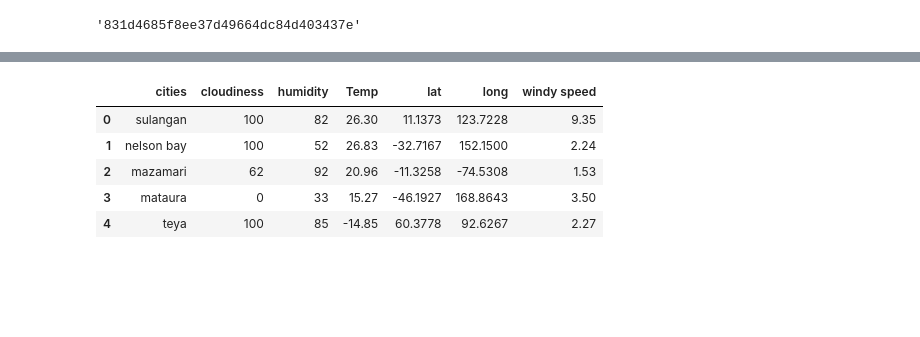
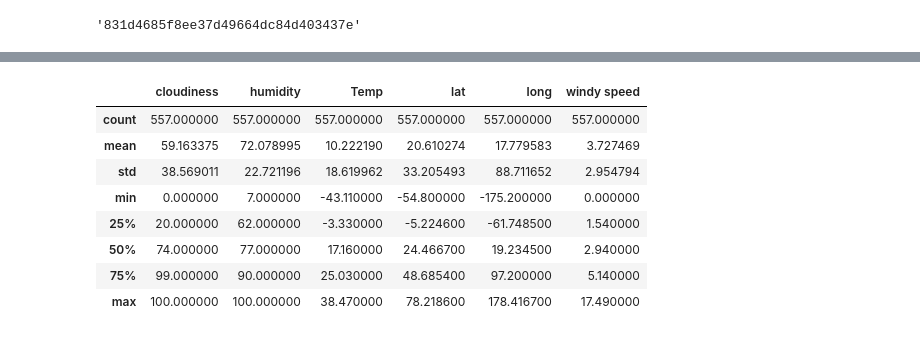
Before and after one commit to anacarol84/Homework_python-api-challenge, a Jupyter notebook: Weatherpy/Weatherpy.ipynb, the cells around one changed output, grey strips where cells are left out. Saved outputs shown, nothing was run; the diff lists cells and outputs as text; code cells hidden in the pictures; blank space fills up the shorter version.

```diff
--- a/Weatherpy/Weatherpy.ipynb
+++ b/Weatherpy/Weatherpy.ipynb
@@ -203,12 +192,15 @@ weather_df
 # %%
-weather_df.head()
+weather_df.describe()
 # %% [output]
-|  | cities | cloudiness | humidity | Temp | lat | long | windy speed |
-| 0 | sulangan | 100 | 82 | 26.30 | 11.1373 | 123.7228 | 9.35 |
-| 1 | nelson bay | 100 | 52 | 26.83 | -32.7167 | 152.1500 | 2.24 |
-| 2 | mazamari | 62 | 92 | 20.96 | -11.3258 | -74.5308 | 1.53 |
-| 3 | mataura | 0 | 33 | 15.27 | -46.1927 | 168.8643 | 3.50 |
-| 4 | teya | 100 | 85 | -14.85 | 60.3778 | 92.6267 | 2.27 |
+|  | cloudiness | humidity | Temp | lat | long | windy speed |
+| count | 557.000000 | 557.000000 | 557.000000 | 557.000000 | 557.000000 | 557.000000 |
+| mean | 59.163375 | 72.078995 | 10.222190 | 20.610274 | 17.779583 | 3.727469 |
+| std | 38.569011 | 22.721196 | 18.619962 | 33.205493 | 88.711652 | 2.954794 |
+| min | 0.000000 | 7.000000 | -43.110000 | -54.800000 | -175.200000 | 0.000000 |
+| 25% | 20.000000 | 62.000000 | -3.330000 | -5.224600 | -61.748500 | 1.540000 |
+| 50% | 74.000000 | 77.000000 | 17.160000 | 24.466700 | 19.234500 | 2.940000 |
+| 75% | 99.000000 | 90.000000 | 25.030000 | 48.685400 | 97.200000 | 5.140000 |
+| max | 100.000000 | 100.000000 | 38.470000 | 78.218600 | 178.416700 | 17.490000 |
 # %%
 len(new_cities)
 # %% [output]
```
Also changed, not shown: parts of 26 cells of this notebook, 12 other files.
